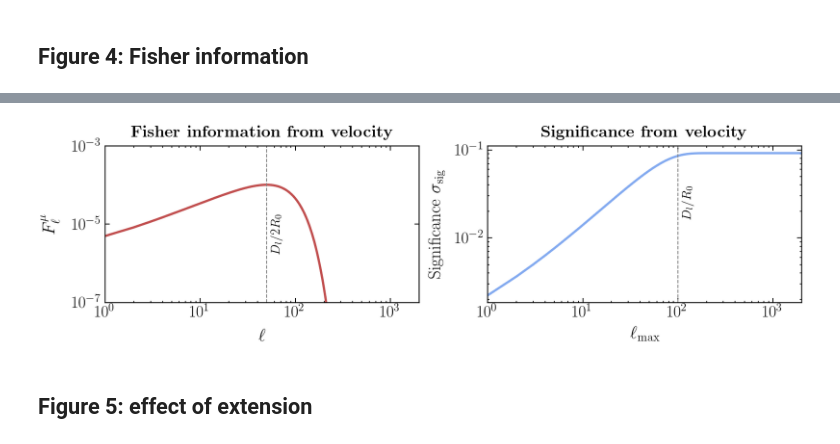
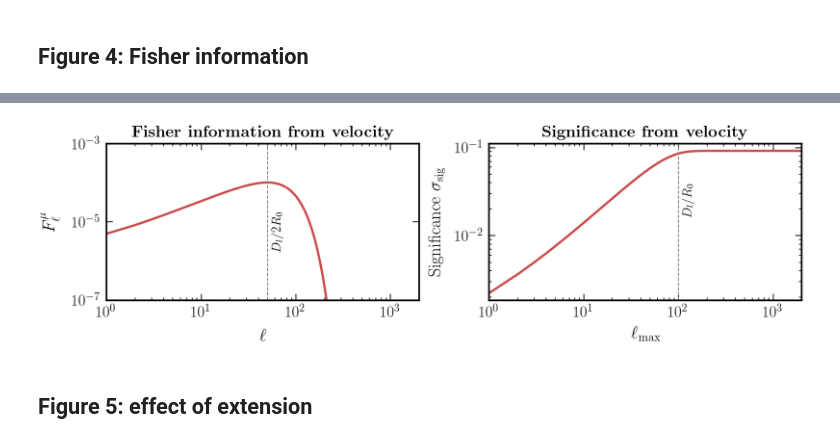
Before and after one commit to smsharma/astrometry-lensing-correlations, a Jupyter notebook: notebooks/03_scalings.ipynb, the cells around one changed output, grey strips where cells are left out. Saved outputs shown, nothing was run; the diff lists cells and outputs as text; code cells hidden in the pictures.

```diff
--- a/notebooks/03_scalings.ipynb
+++ b/notebooks/03_scalings.ipynb
@@ -233,36 +256,36 @@ l_ary = np.arange(1,2000)
 
 f, (ax1, ax2) = plt.subplots(1, 2, figsize=(13/1.1,4/1.1))
 
-ax1.plot(l_ary, F_single(M_0, R_0, v_l, 1, l_ary, Dl, sigma_mu, N_q_mu), color=cols[0], alpha=alpha_global)
+ax1.plot(l_ary, F_single(M_0, R_0, v_l, 1, l_ary, Dl, sigma_mu, N_q_mu))
 ax1.axvline(0.5 * Dl / R_0, ls='--', color='grey', lw=1.)
 ax1.text(10** (np.log10(0.5 * Dl / R_0) + .05 ), 1e-5, '$D_l/2R_0$',rotation=90, fontsize=14)
 
 ax1.set_xlabel('$\ell$')
 ax1.set_ylabel(r'$F_\ell^{\mu}$')
 ax1.set_xscale("log")
 ax1.set_yscale("log")
 ax1.set_title(r"\textbf{Fisher information from velocity}")
 ax1.set_xlim(min(l_ary), max(l_ary))
 ax1.set_ylim(1e-7,1e-3)
 
-ax2.plot(l_ary, np.sqrt(np.cumsum(F_single(1e8 * M_s, R_0,  1e-3, 1, l_ary, Dl, sigma_mu, 1e8))), color=cols[1], alpha=alpha_global)
+ax2.plot(l_ary, np.sqrt(np.cumsum(F_single(1e8 * M_s, R_0,  1e-3, 1, l_ary, Dl, sigma_mu, 1e8))))
 ax2.axvline(Dl / (R_0), ls='--', color='grey', lw=1.)
 ax2.text(10** (np.log10(Dl / R_0) + .05 ), 3e-2, '$D_l/R_0$',rotation=90, fontsize=14)
 
 ax2.set_xlabel('$\ell_\mathrm{max}$')
 ax2.set_ylabel('Significance $\sigma_\mathrm{sig}$')
 ax2.set_xscale("log")
 ax2.set_yscale("log")
 
 ax2.set_title(r"\textbf{Significance from velocity}")
 ax2.set_xlim(min(l_ary), max(l_ary))
 
 plt.tight_layout()
 
 if save_figs:
     plt.savefig(plots_dir + "fisher_mu_single.pdf")
 # %% [output]
-[figure, old version]
+[figure, new version]
 # %% [markdown]
 ## Figure 5: effect of extension
 # %%
```
Also changed, not shown: parts of 7 cells of this notebook, 7 other files.
